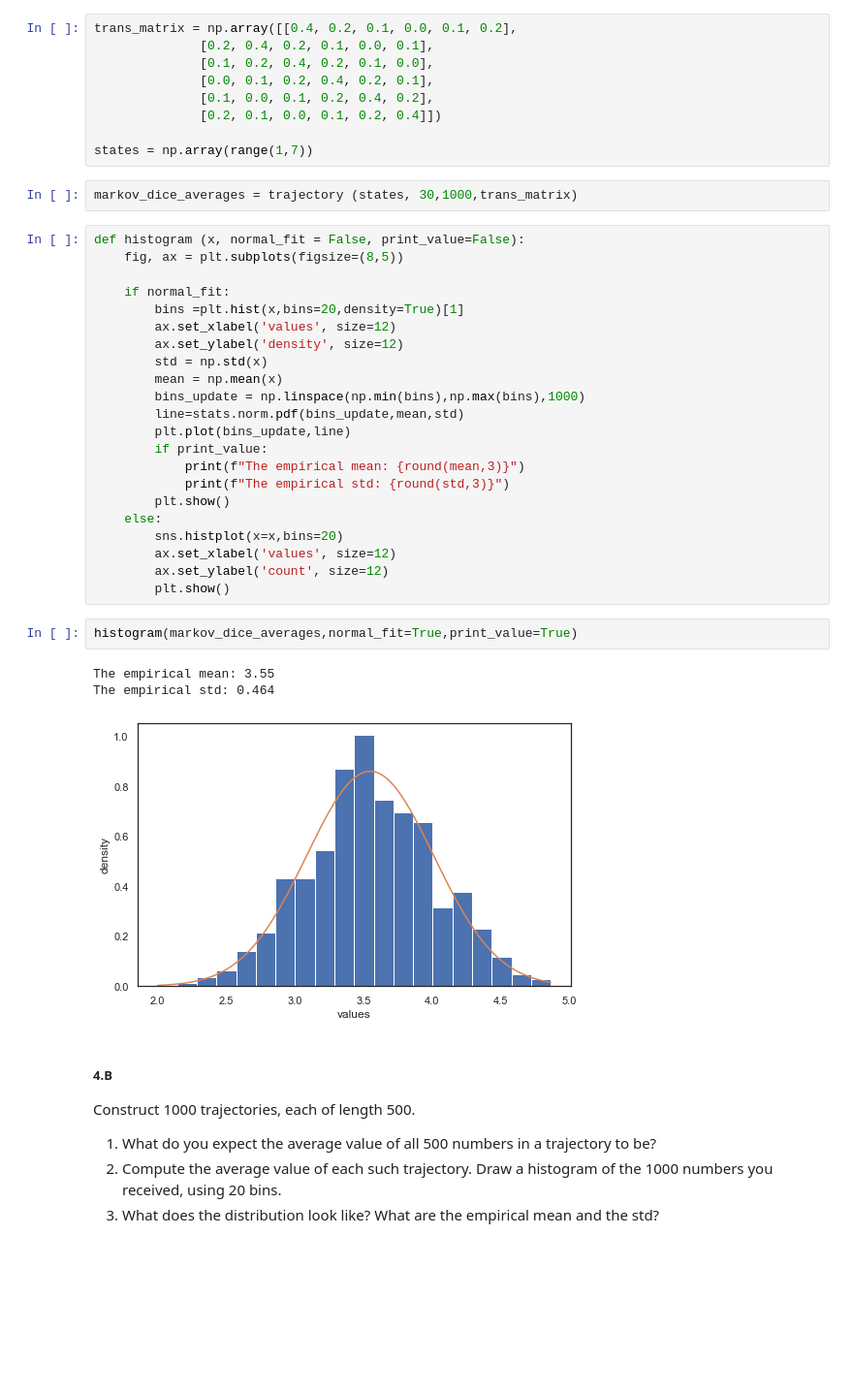
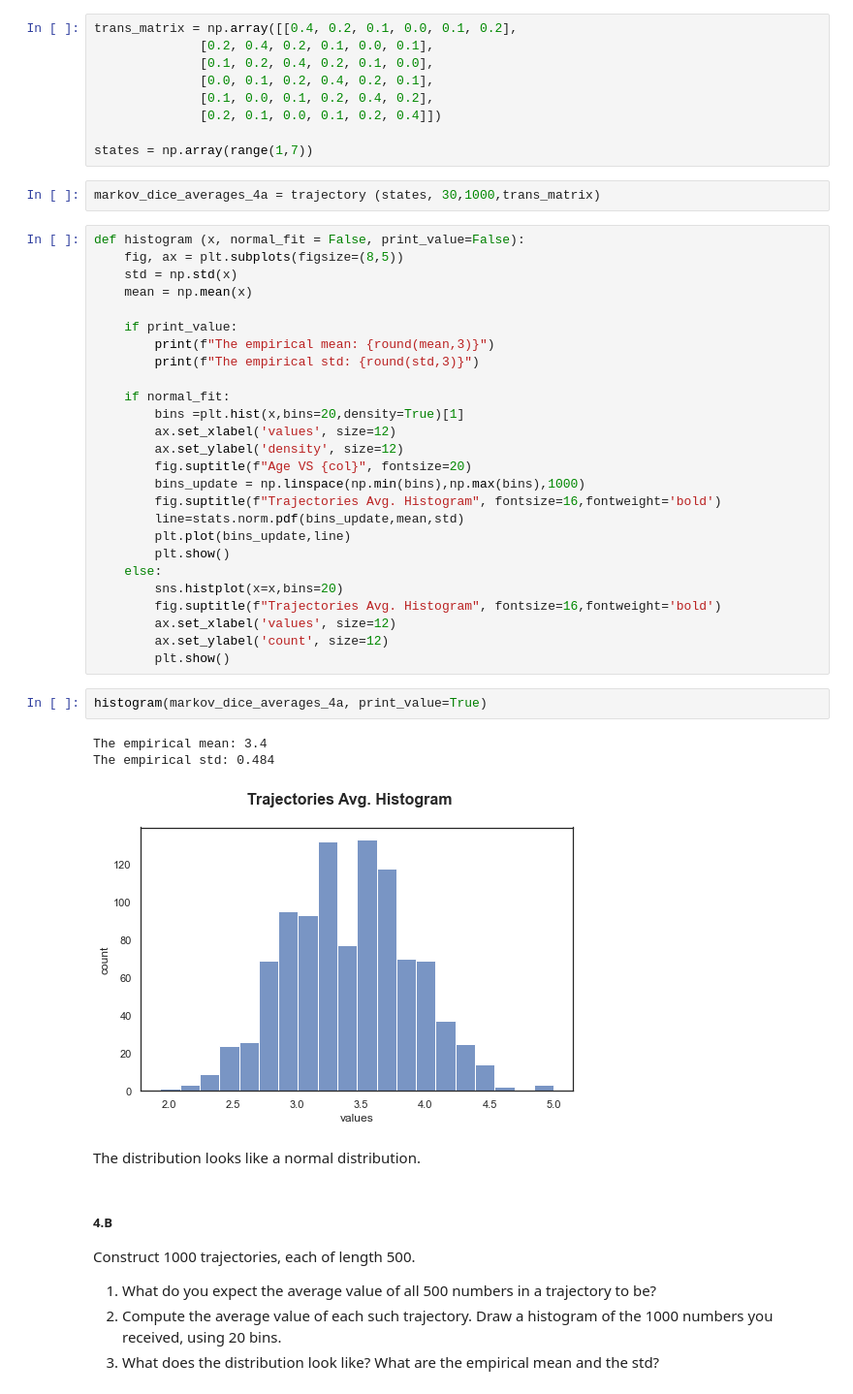
Before and after one commit to Oren-Ben/IDC, a Jupyter notebook: statistics/third_ex/204079453_205714447.ipynb, the cells around one changed output. Shown at 97% size. Drawn from its saved outputs; the diff is of its cells as text; blank space fills up the shorter version.

```diff
--- a/statistics/third_ex/204079453_205714447.ipynb
+++ b/statistics/third_ex/204079453_205714447.ipynb
@@ -554,35 +561,41 @@ trans_matrix = np.array([[0.4, 0.2, 0.1, 0.0, 0.1, 0.2],
 
 states = np.array(range(1,7))
 # %%
-markov_dice_averages = trajectory (states, 30,1000,trans_matrix)
+markov_dice_averages_4a = trajectory (states, 30,1000,trans_matrix)
 # %%
 def histogram (x, normal_fit = False, print_value=False):
     fig, ax = plt.subplots(figsize=(8,5))
+    std = np.std(x)
+    mean = np.mean(x)
+
+    if print_value:
+        print(f"The empirical mean: {round(mean,3)}")
+        print(f"The empirical std: {round(std,3)}")
 
     if normal_fit:
         bins =plt.hist(x,bins=20,density=True)[1]
         ax.set_xlabel('values', size=12)
         ax.set_ylabel('density', size=12)
-        std = np.std(x)
-        mean = np.mean(x)
+        fig.suptitle(f"Age VS {col}", fontsize=20)
         bins_update = np.linspace(np.min(bins),np.max(bins),1000)
+        fig.suptitle(f"Trajectories Avg. Histogram", fontsize=16,fontweight='bold')
         line=stats.norm.pdf(bins_update,mean,std)
         plt.plot(bins_update,line)
-        if print_value:
-            print(f"The empirical mean: {round(mean,3)}")
-            print(f"The empirical std: {round(std,3)}")
         plt.show()
     else:
         sns.histplot(x=x,bins=20)
+        fig.suptitle(f"Trajectories Avg. Histogram", fontsize=16,fontweight='bold')
         ax.set_xlabel('values', size=12)
         ax.set_ylabel('count', size=12)
         plt.show()
 # %%
-histogram(markov_dice_averages,normal_fit=True,print_value=True)
+histogram(markov_dice_averages_4a, print_value=True)
 # %% [output]
-The empirical mean: 3.55
-The empirical std: 0.464
+The empirical mean: 3.4
+The empirical std: 0.484
-[figure, old version]
+[figure, new version]
+# %% [markdown]
+The distribution looks like a normal distribution.
 # %% [markdown]
 ##### 4.B
 Construct 1000 trajectories, each of length 500.
```
Also changed, not shown: parts of 13 cells of this notebook.
